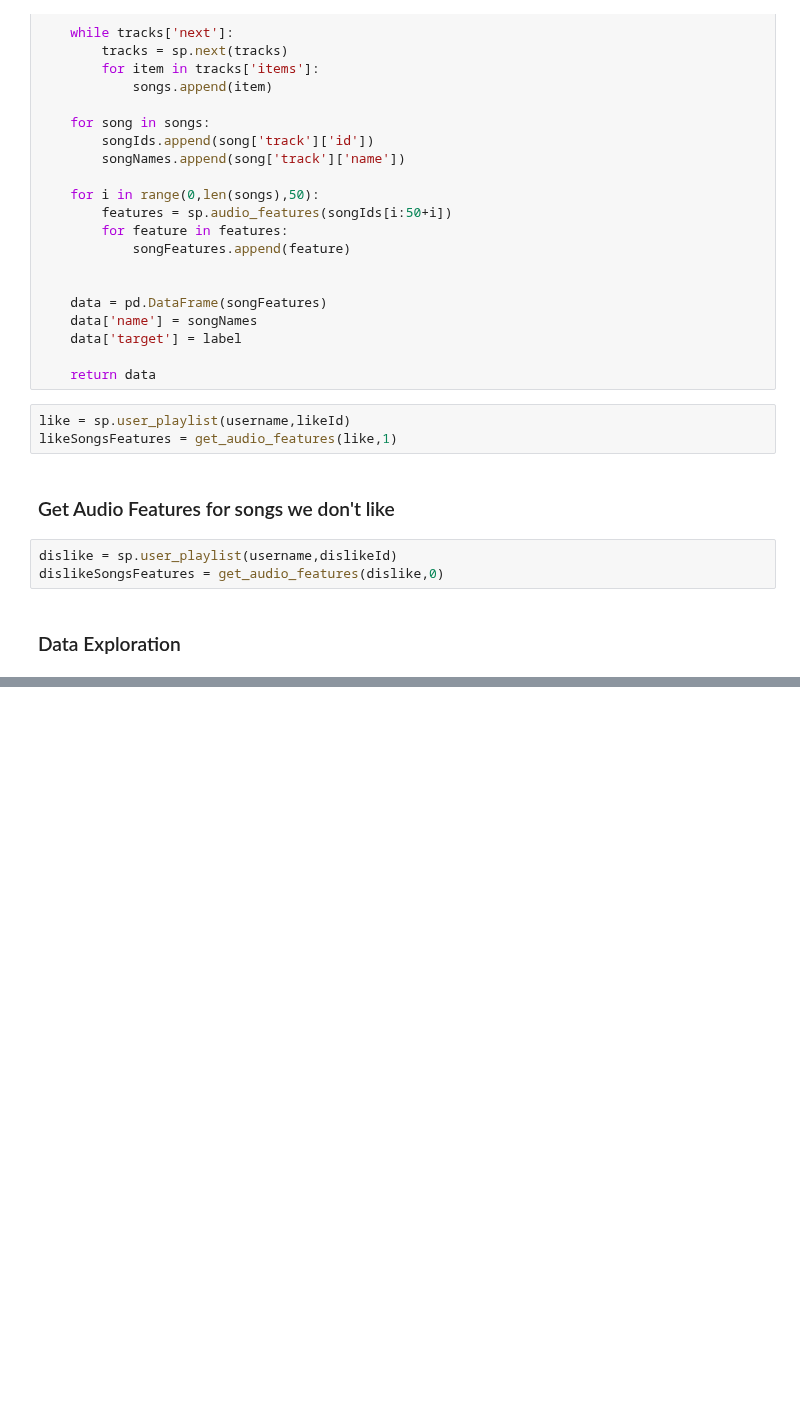
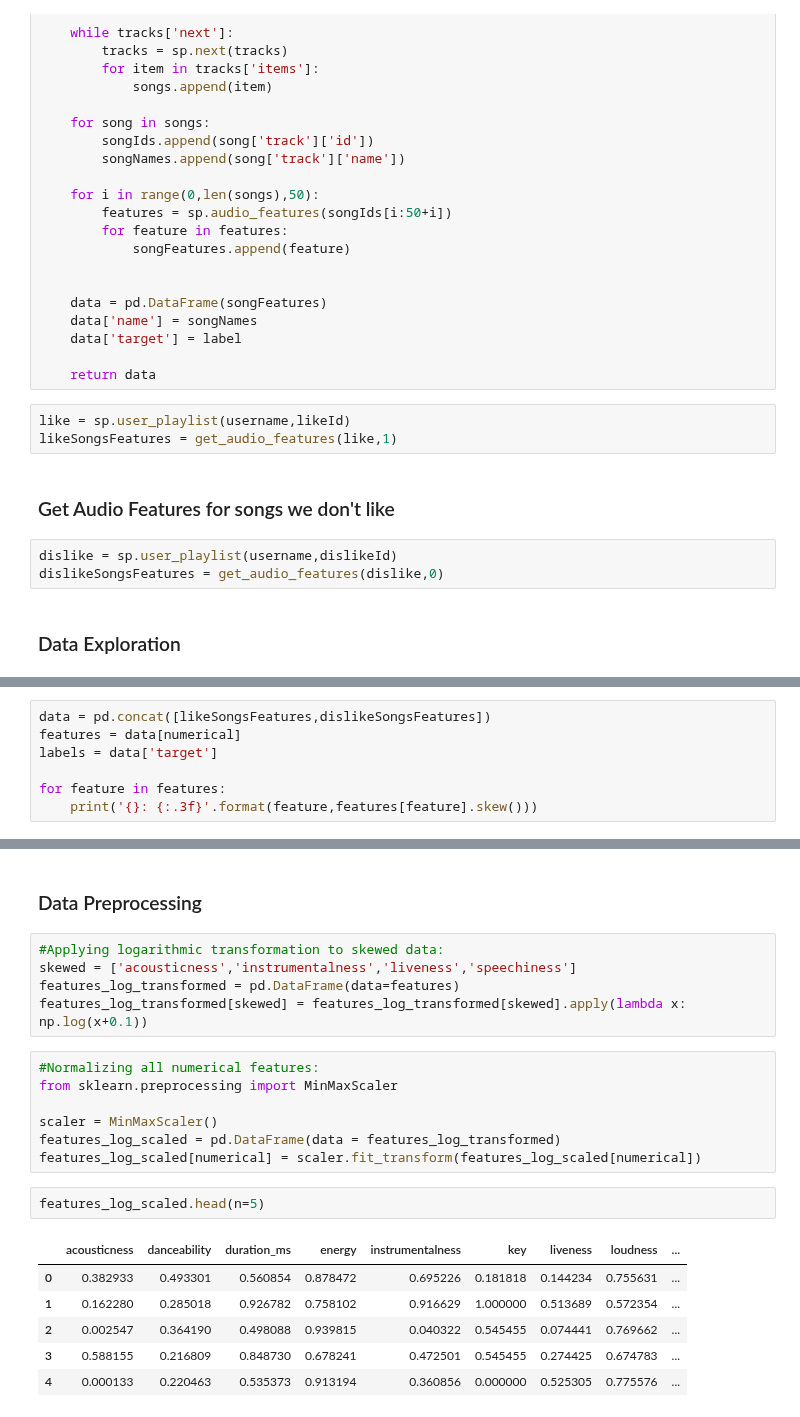
Before and after one commit to ashiquem/spotifyMusicClassifier, a Jupyter notebook: spotifyMusicClassifier.ipynb, the cells around one changed output, grey strips where cells are left out. Saved outputs shown, nothing was run; the diff lists cells and outputs as text; blank space fills up the shorter version.

```diff
--- a/spotifyMusicClassifier.ipynb
+++ b/spotifyMusicClassifier.ipynb
@@ -95,0 +105,7 @@ likeSongsFeatures.describe()
+# %%
+data = pd.concat([likeSongsFeatures,dislikeSongsFeatures])
+features = data[numerical]
+labels = data['target']
+
+for feature in features:
+    print('{}: {:.3f}'.format(feature,features[feature].skew()))
@@ -95,0 +126,23 @@ likeSongsFeatures.describe()
+# %% [markdown]
+### Data Preprocessing
+# %%
+#Applying logarithmic transformation to skewed data:
+skewed = ['acousticness','instrumentalness','liveness','speechiness']
+features_log_transformed = pd.DataFrame(data=features)
+features_log_transformed[skewed] = features_log_transformed[skewed].apply(lambda x: np.log(x+0.1))
+# %%
+#Normalizing all numerical features:
+from sklearn.preprocessing import MinMaxScaler
+
+scaler = MinMaxScaler()
+features_log_scaled = pd.DataFrame(data = features_log_transformed)
+features_log_scaled[numerical] = scaler.fit_transform(features_log_scaled[numerical])
+# %%
+features_log_scaled.head(n=5)
+# %% [output]
+|  | acousticness | danceability | duration_ms | energy | instrumentalness | key | liveness | loudness | ... |
+| 0 | 0.382933 | 0.493301 | 0.560854 | 0.878472 | 0.695226 | 0.181818 | 0.144234 | 0.755631 | ... |
+| 1 | 0.162280 | 0.285018 | 0.926782 | 0.758102 | 0.916629 | 1.000000 | 0.513689 | 0.572354 | ... |
+| 2 | 0.002547 | 0.364190 | 0.498088 | 0.939815 | 0.040322 | 0.545455 | 0.074441 | 0.769662 | ... |
+| 3 | 0.588155 | 0.216809 | 0.848730 | 0.678241 | 0.472501 | 0.545455 | 0.274425 | 0.674783 | ... |
+| 4 | 0.000133 | 0.220463 | 0.535373 | 0.913194 | 0.360856 | 0.000000 | 0.525305 | 0.775576 | ... |
```
Also changed, not shown: parts of 5 cells of this notebook.
